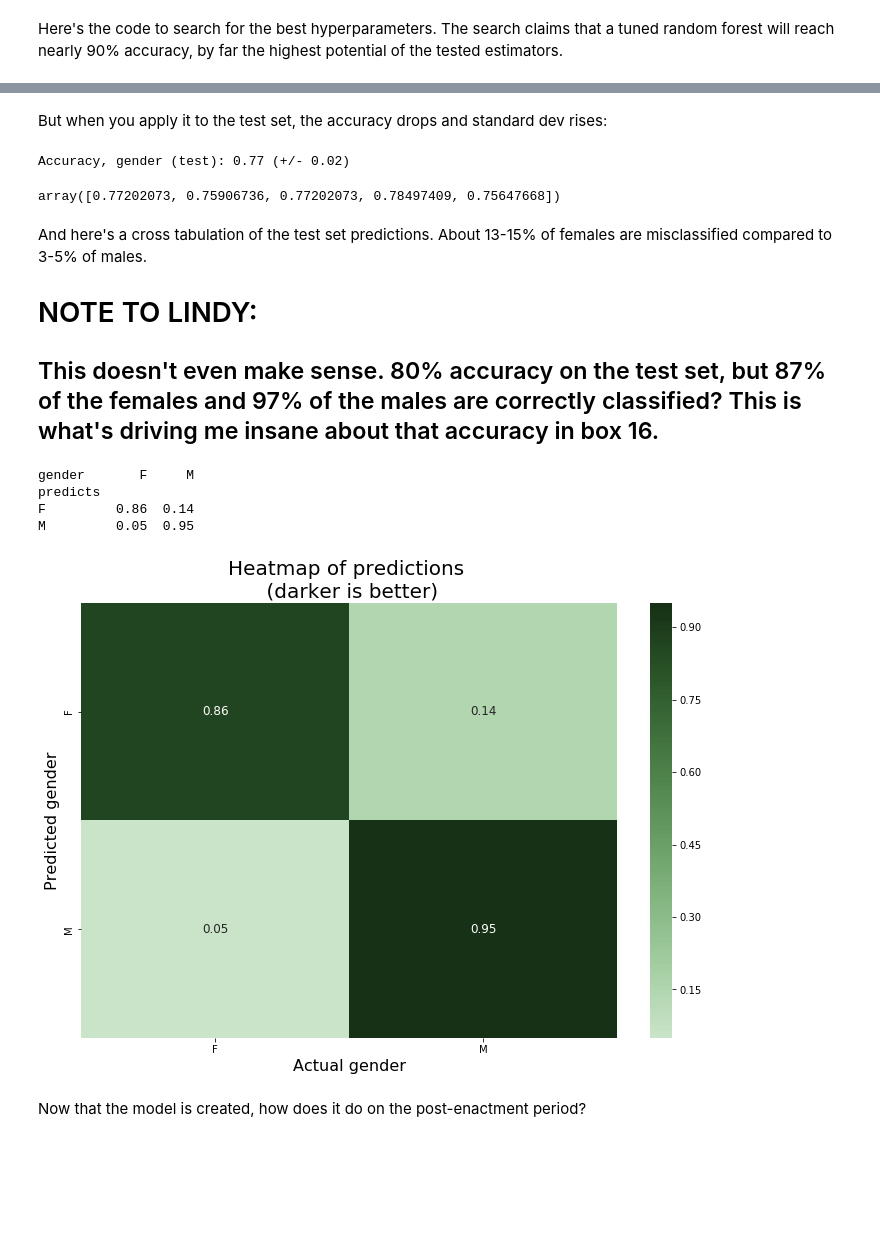
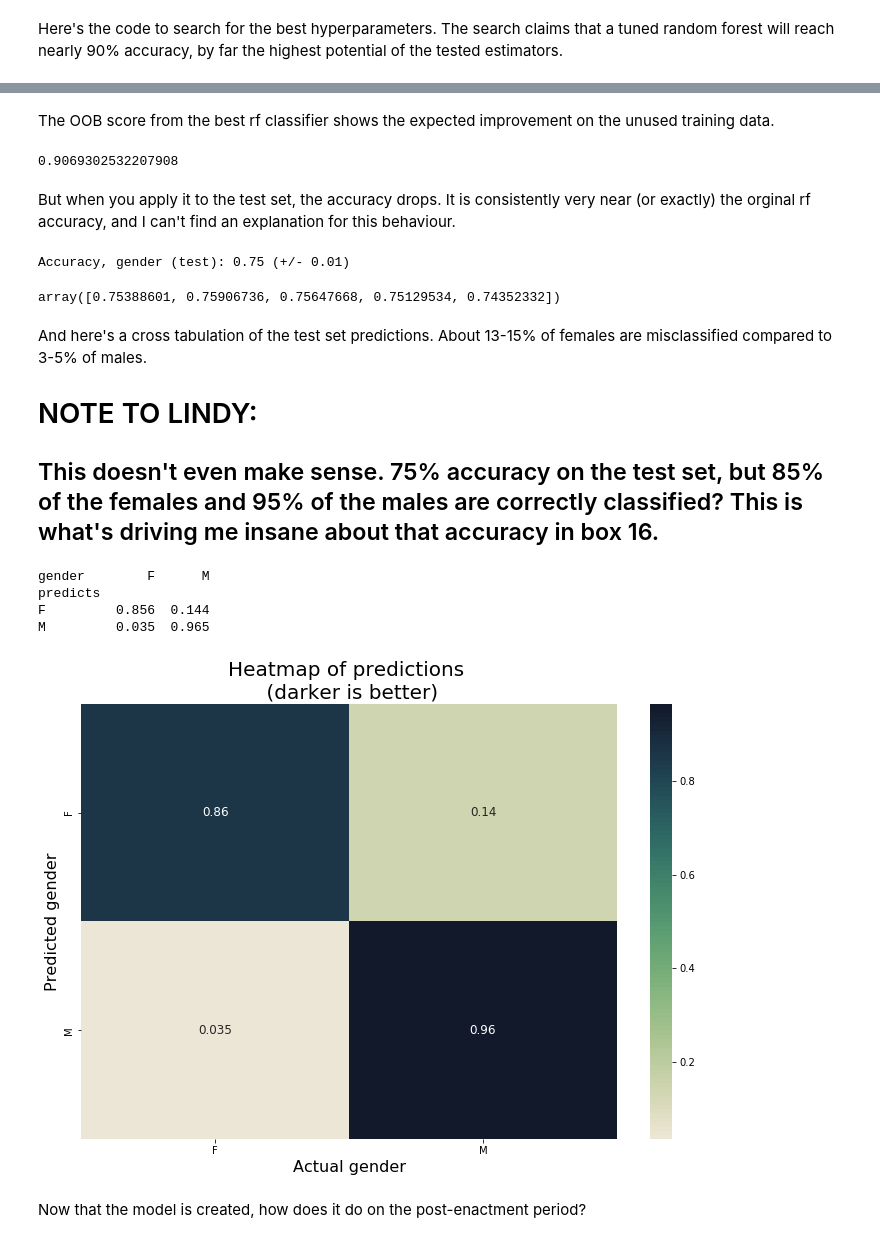
Before and after one commit to SlothDream/SBCap1_CT, a Jupyter notebook: CT_Classification.ipynb, the cells around one changed output, grey strips where cells are left out. Cells and saved outputs as stored; diff of their text form; code cells hidden in the pictures; blank space fills up the shorter version.

Commit message:
Add oob_score_

```diff
--- a/CT_Classification.ipynb
+++ b/CT_Classification.ipynb
@@ -222,24 +222,20 @@ Finally, some progress.  The model is no longer guessing.  Now, for some hyperpa
 penalty = ['l1', 'l2']
 
 # Create regularization hyperparameter distribution using uniform distribution
-C = uniform(loc=0, scale=4)
+C = uniform(loc=0, scale=100)
+#C = [0.0001, 0.001, 0.01, 0.1, 1, 5, 10, 50, 100, 1000]
 
 # Create hyperparameter options
 hyperparameters = dict(C=C, penalty=penalty)
 
 # Run randomized search with train scores turned on to stop pink deprecation warnings
 n_iter_search = 20
-random_search = RandomizedSearchCV(lr, hyperparameters, n_iter=n_iter_search, cv=5, return_train_score=True)
+random_search = RandomizedSearchCV(lr, hyperparameters, n_iter=n_iter_search, cv=5, return_train_score=False)
 
 random_search.fit(X_train, y_train)
 print('RandomizedSearchCV for', n_iter_search, 'candidates parameter settings:')
 report(random_search.cv_results_)
 
-# Enable not hardcoding parameters by creating a dataframe to pull the parameters
-# for a random first-ranked iteration.
-rank = pd.DataFrame.from_dict(random_search.cv_results_)
-rank = rank[['param_C','param_penalty','rank_test_score']].loc[rank.rank_test_score == 1].reset_index(drop=True)
-
 best_lr = random_search.best_estimator_
 best_lr.fit(X_train,y_train)
 # %% [output]
@@ -314,16 +312,14 @@ for i,k in enumerate(neighbors):
     #Compute accuracy on the test set
     test_accuracy[i] = cross_val_score(pl, X_test, y_test, cv=5).mean()
 
-    if (test_accuracy[i]>0.65): # number is arbitrary, used to set a floor for
-        # finding a potential model with acc greater than untuned, original
-        # logistic regression accuracy (around 0.62)
+    if (test_accuracy[i]>lr_to_beat):
         best_neighbor.append(k)
         best_acc.append(test_accuracy[i])
 
 print('Best:', best_neighbor)
 
 _ = plt.figure(figsize=(12,8))
-_ = plt.title('KNN accuracy with varying number of neighbors \n (black dashes indicate est. tuned logistic regression acc)', fontsize=20)
+_ = plt.title('KNN accuracy with varying number of neighbors \n (black dotted line indicates est. tuned logistic regression acc)', fontsize=20)
 _ = plt.plot(neighbors, test_accuracy, label='Testing accuracy')
 _ = plt.plot(neighbors, train_accuracy, label='Training accuracy')
 _ = plt.legend()
@@ -380,16 +385,17 @@ As somewhat expected, the cross_val_score of the random forest is higher than th
 Here's the code to search for the best hyperparameters.  The search claims that a tuned random forest will reach nearly 90% accuracy, by far the highest potential of the tested estimators.
 # %%
 # Parameters to test in randomizedsearchcv
-param_dist = {'n_estimators': [300, 400, 500, 600],
-              'max_features': [.3, .4, .5],
-              #'min_samples_split': [3, 4, 5],
-              'min_samples_leaf': [2, 3, 5],
-              'bootstrap': [True, False],
-              'criterion': ['gini', 'entropy']}
+param_dist = {'n_estimators': [300, 500, 1000],
+              'max_features': [.3, .5],
+              'min_samples_split': [3, 4, 5],
+              'bootstrap': [True],
+              'criterion': ['gini', 'entropy'],
+              'oob_score': [True]}
 
 # Run randomized search
 n_iter_search = 20
-random_search = RandomizedSearchCV(rf, param_distributions=param_dist,n_iter=n_iter_search, cv=5, return_train_score=False)
+random_search = RandomizedSearchCV(rf, param_distributions=param_dist,
+                                   n_iter=n_iter_search, cv=5, return_train_score=False, n_jobs=-1)
 
 random_search.fit(X_train, y_train)
 print('Ranked parameter settings, cv with training data:')
@@ -421,42 +430,48 @@ RandomForestClassifier(bootstrap=False, class_weight=None,
+# %% [markdown]
+The OOB score from the best rf classifier shows the expected improvement on the unused training data.
+# %%
+best_rf.oob_score_
+# %% [output]
+0.9069302532207908
 # %% [markdown]
-But when you apply it to the test set, the accuracy drops and standard dev rises:
+But when you apply it to the test set, the accuracy drops.  It is consistently very near (or exactly) the orginal rf accuracy, and I can't find an explanation for this behaviour.
 # %%
 test_scores = cross_val_score(best_rf, X_test, y_test, cv=5)
 print('Accuracy, gender (test): %0.2f (+/- %0.2f)' % (test_scores.mean(), test_scores.std() * 2))
 test_scores
 # %% [output]
-Accuracy, gender (test): 0.77 (+/- 0.02)
+Accuracy, gender (test): 0.75 (+/- 0.01)
-array([0.77202073, 0.75906736, 0.77202073, 0.78497409, 0.75647668])
+array([0.75388601, 0.75906736, 0.75647668, 0.75129534, 0.74352332])
 # %% [markdown]
 And here's a cross tabulation of the test set predictions.  About 13-15% of females are misclassified compared to 3-5% of males.
 
 # NOTE TO LINDY:
-## This doesn't even make sense.  80% accuracy on the test set, but 87% of the females and 97% of the males are correctly classified?  This is what's driving me insane about that accuracy in box 16.
+## This doesn't even make sense.  75% accuracy on the test set, but 85% of the females and 95% of the males are correctly classified?  This is what's driving me insane about that accuracy in box 16.
 # %%
 # Calculate the cluster labels
 labels = best_rf.predict(X_test)
 
 # Create a DataFrame with labels and species as columns
 ct_df = pd.DataFrame({'predicts': labels, 'gender': y_test})
 
 # Create crosstab
-ct = pd.crosstab(ct_df.predicts, ct_df.gender).apply(lambda x: round(x/x.sum(),2), axis=1)
+ct = pd.crosstab(ct_df.predicts, ct_df.gender).apply(lambda x: (round(x/x.sum(),3)), axis=1)
 
 # Display ct
 print(ct)
 
 # And display as a heatmap as an alternate way of understanding
 _ = plt.figure(figsize=(12, 8))
-_ = sns.heatmap(ct,annot=True,annot_kws={'size':12},cmap=sns.cubehelix_palette(100,start=1.9,rot=0))
+_ = sns.heatmap(ct,annot=True,annot_kws={'size':12},cmap=sns.cubehelix_palette(100,start=360,rot=-.6,light=.9,dark=.1))
 _ = plt.xlabel('Actual gender',fontsize=16)
 _ = plt.ylabel('Predicted gender',fontsize=16)
 _ = plt.title('Heatmap of predictions \n (darker is better)',fontsize=20)
 # %% [output]
-gender       F     M
+gender        F      M
 predicts
-F         0.86  0.14
-M         0.05  0.95
+F         0.856  0.144
+M         0.035  0.965
-[figure, old version]
+[figure, new version]
 # %% [markdown]
 Now that the model is created, how does it do on the post-enactment period?
 # %%
```
Also changed, not shown: parts of 13 cells of this notebook.
